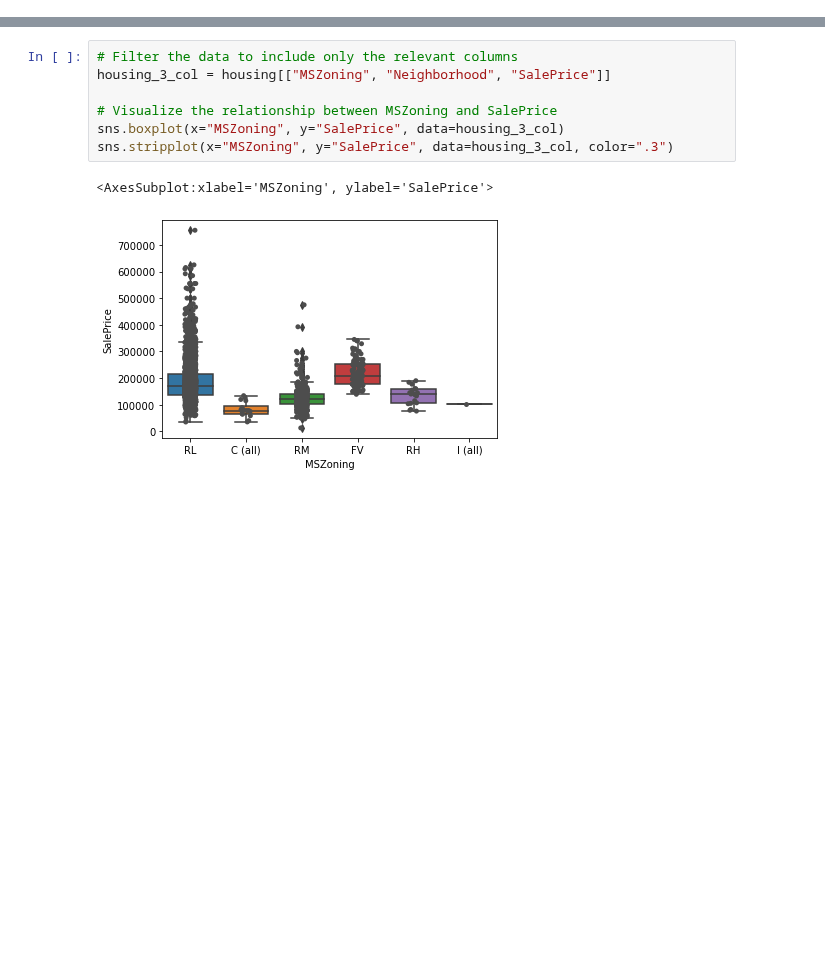
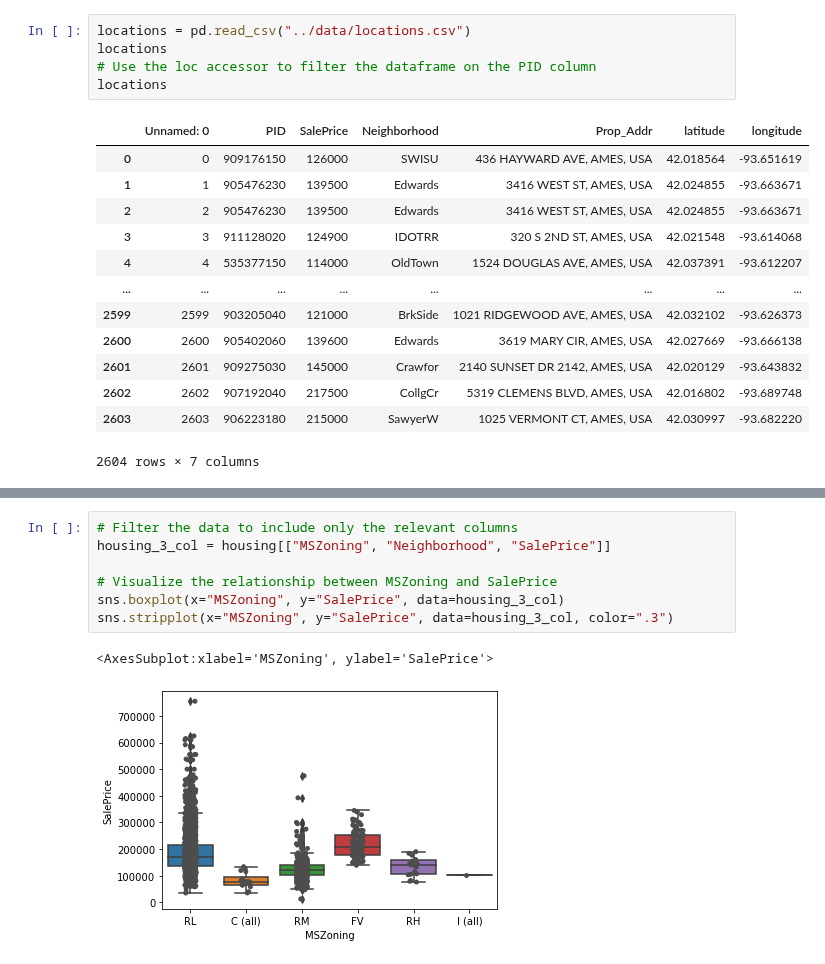
Before and after one commit to jasonphillip/Ames_Housing_ML_Project, a Jupyter notebook: visuals/scrapbook.ipynb, the cells around one changed output, grey strips where cells are left out. Cells and saved outputs as stored; diff of their text form; blank space fills up the shorter version.

```diff
--- a/visuals/scrapbook.ipynb
+++ b/visuals/scrapbook.ipynb
@@ -32,0 +46,19 @@ housing
+# %%
+locations = pd.read_csv("../data/locations.csv")
+locations
+# Use the loc accessor to filter the dataframe on the PID column
+locations
+# %% [output]
+|  | Unnamed: 0 | PID | SalePrice | Neighborhood | Prop_Addr | latitude | longitude |
+| 0 | 0 | 909176150 | 126000 | SWISU | 436 HAYWARD AVE, AMES, USA | 42.018564 | -93.651619 |
+| 1 | 1 | 905476230 | 139500 | Edwards | 3416 WEST ST, AMES, USA | 42.024855 | -93.663671 |
+| 2 | 2 | 905476230 | 139500 | Edwards | 3416 WEST ST, AMES, USA | 42.024855 | -93.663671 |
+| 3 | 3 | 911128020 | 124900 | IDOTRR | 320 S 2ND ST, AMES, USA | 42.021548 | -93.614068 |
+| 4 | 4 | 535377150 | 114000 | OldTown | 1524 DOUGLAS AVE, AMES, USA | 42.037391 | -93.612207 |
+| ... | ... | ... | ... | ... | ... | ... | ... |
+| 2599 | 2599 | 903205040 | 121000 | BrkSide | 1021 RIDGEWOOD AVE, AMES, USA | 42.032102 | -93.626373 |
+| 2600 | 2600 | 905402060 | 139600 | Edwards | 3619 MARY CIR, AMES, USA | 42.027669 | -93.666138 |
+| 2601 | 2601 | 909275030 | 145000 | Crawfor | 2140 SUNSET DR 2142, AMES, USA | 42.020129 | -93.643832 |
+| 2602 | 2602 | 907192040 | 217500 | CollgCr | 5319 CLEMENS BLVD, AMES, USA | 42.016802 | -93.689748 |
+| 2603 | 2603 | 906223180 | 215000 | SawyerW | 1025 VERMONT CT, AMES, USA | 42.030997 | -93.682220 |
+2604 rows × 7 columns
```
Also changed, not shown: parts of 10 cells of this notebook, 4 other files.
